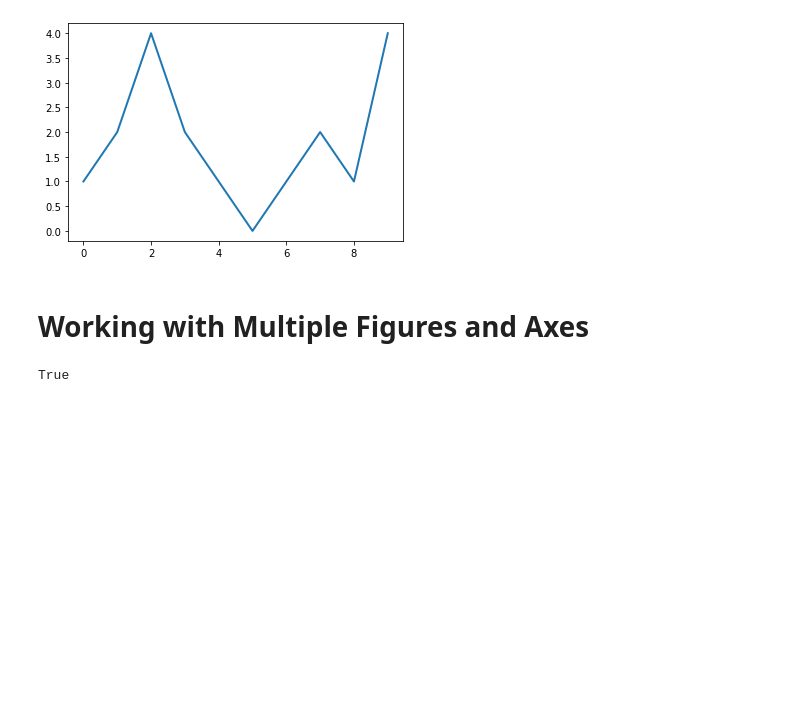
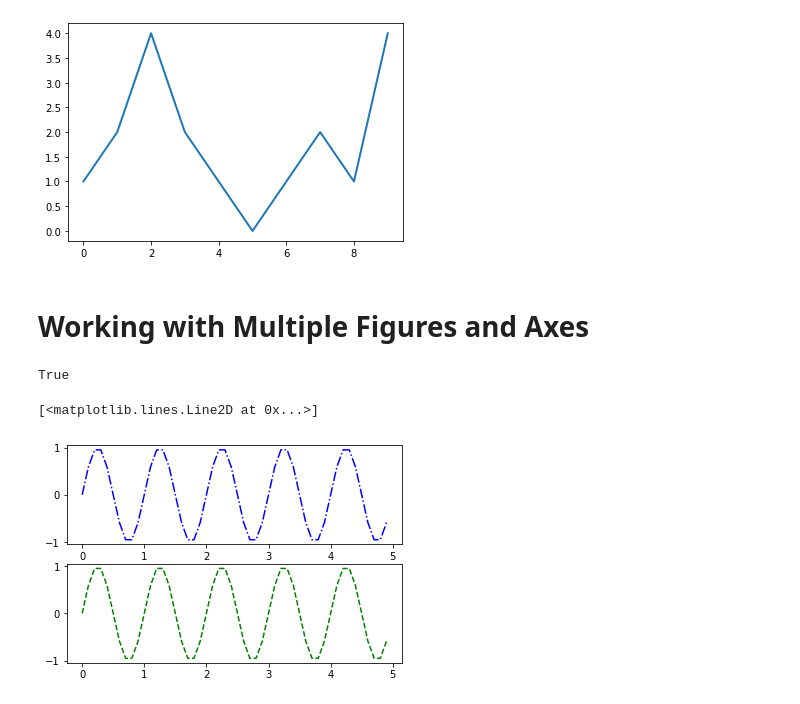
Before and after one commit to OliverRevilla/RW_Pandas, a Jupyter notebook: Data_Visualization_with_matplotlib.ipynb, the cells around one changed output. Drawn from its saved outputs; the diff is of its cells as text; code cells hidden in the pictures; blank space fills up the shorter version.

```diff
--- a/Data_Visualization_with_matplotlib.ipynb
+++ b/Data_Visualization_with_matplotlib.ipynb
@@ -79,3 +79,16 @@ plt.plot([1,2,4,2,1,0,1,2,1,4], linewidth = 2.0)
 any(['abc','bcd'])
 # %% [output]
 True
+# %%
+#function subplot()
+# 3 arguments : vertically split, horizontal split, number of graph
+t = np.arange(0,5,0.1)
+y1 = np.sin(2*np.pi*t)
+y2 = np.sin(2*np.pi*t)
+plt.subplot(211)
+plt.plot(t,y1,'b-.')
+plt.subplot(212)
+plt.plot(t,y2,'g--')
+# %% [output]
+[<matplotlib.lines.Line2D at 0x...>]
+[figure, added]
```
Also changed, not shown: parts of 7 cells of this notebook.
